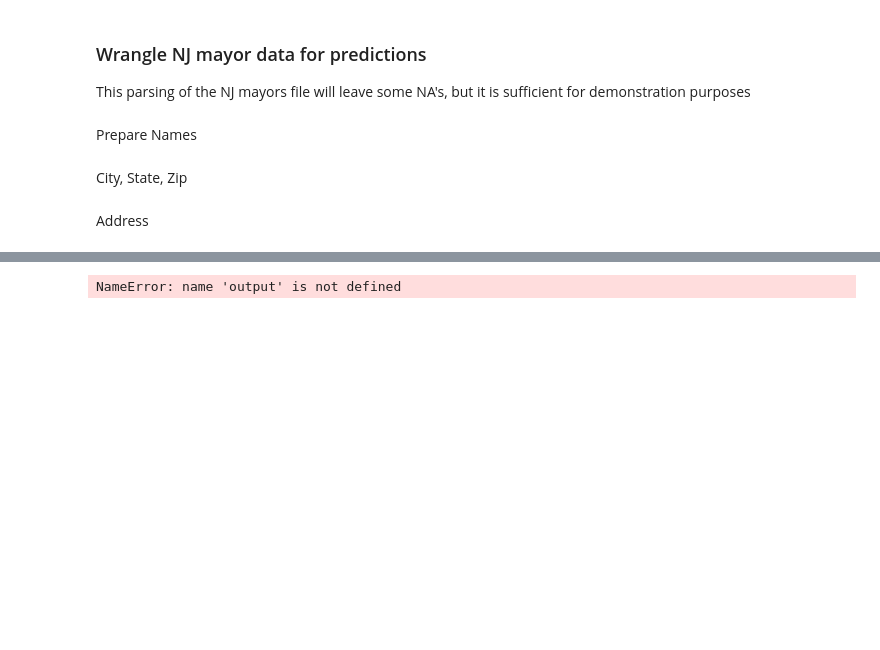
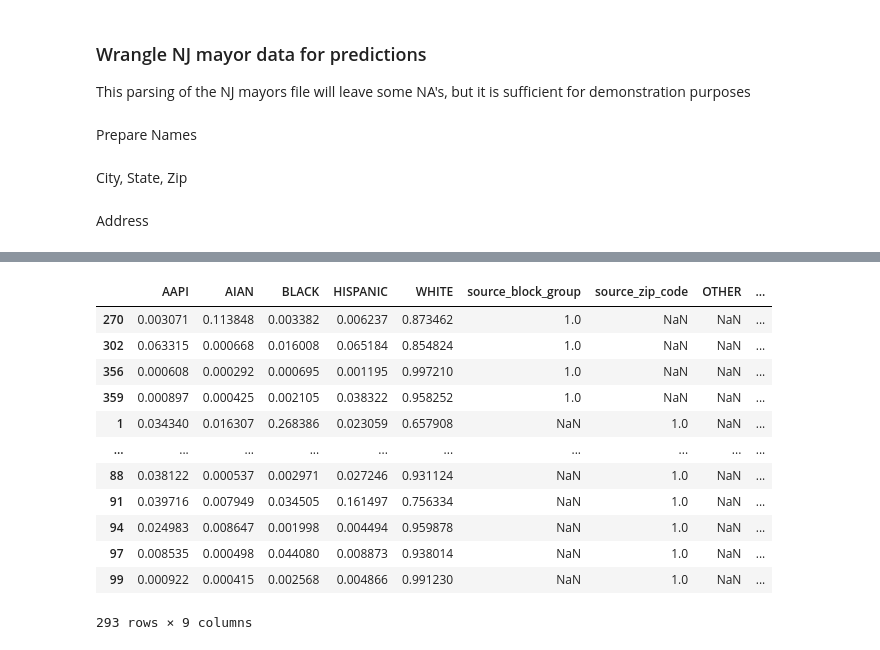
Before and after one commit to zestai/zrp, a Jupyter notebook: examples/ZRP-User-Guide.ipynb, the cells around one changed output, grey strips where cells are left out. Cells and saved outputs as stored; diff of their text form; code cells hidden in the pictures; blank space fills up the shorter version.

```diff
--- a/examples/ZRP-User-Guide.ipynb
+++ b/examples/ZRP-User-Guide.ipynb
@@ -134,4 +142,16 @@ KeyboardInterrupt
-# %%
-output.reset_index(drop=True)
-# %% [output]
-NameError: name 'output' is not defined
+# %%
+output
+# %% [output]
+|  | AAPI | AIAN | BLACK | HISPANIC | WHITE | source_block_group | source_zip_code | OTHER | ... |
+| 270 | 0.003071 | 0.113848 | 0.003382 | 0.006237 | 0.873462 | 1.0 | NaN | NaN | ... |
+| 302 | 0.063315 | 0.000668 | 0.016008 | 0.065184 | 0.854824 | 1.0 | NaN | NaN | ... |
+| 356 | 0.000608 | 0.000292 | 0.000695 | 0.001195 | 0.997210 | 1.0 | NaN | NaN | ... |
+| 359 | 0.000897 | 0.000425 | 0.002105 | 0.038322 | 0.958252 | 1.0 | NaN | NaN | ... |
+| 1 | 0.034340 | 0.016307 | 0.268386 | 0.023059 | 0.657908 | NaN | 1.0 | NaN | ... |
+| ... | ... | ... | ... | ... | ... | ... | ... | ... | ... |
+| 88 | 0.038122 | 0.000537 | 0.002971 | 0.027246 | 0.931124 | NaN | 1.0 | NaN | ... |
+| 91 | 0.039716 | 0.007949 | 0.034505 | 0.161497 | 0.756334 | NaN | 1.0 | NaN | ... |
+| 94 | 0.024983 | 0.008647 | 0.001998 | 0.004494 | 0.959878 | NaN | 1.0 | NaN | ... |
+| 97 | 0.008535 | 0.000498 | 0.044080 | 0.008873 | 0.938014 | NaN | 1.0 | NaN | ... |
+| 99 | 0.000922 | 0.000415 | 0.002568 | 0.004866 | 0.991230 | NaN | 1.0 | NaN | ... |
+293 rows × 9 columns
```
Also changed, not shown: parts of 4 cells of this notebook.
